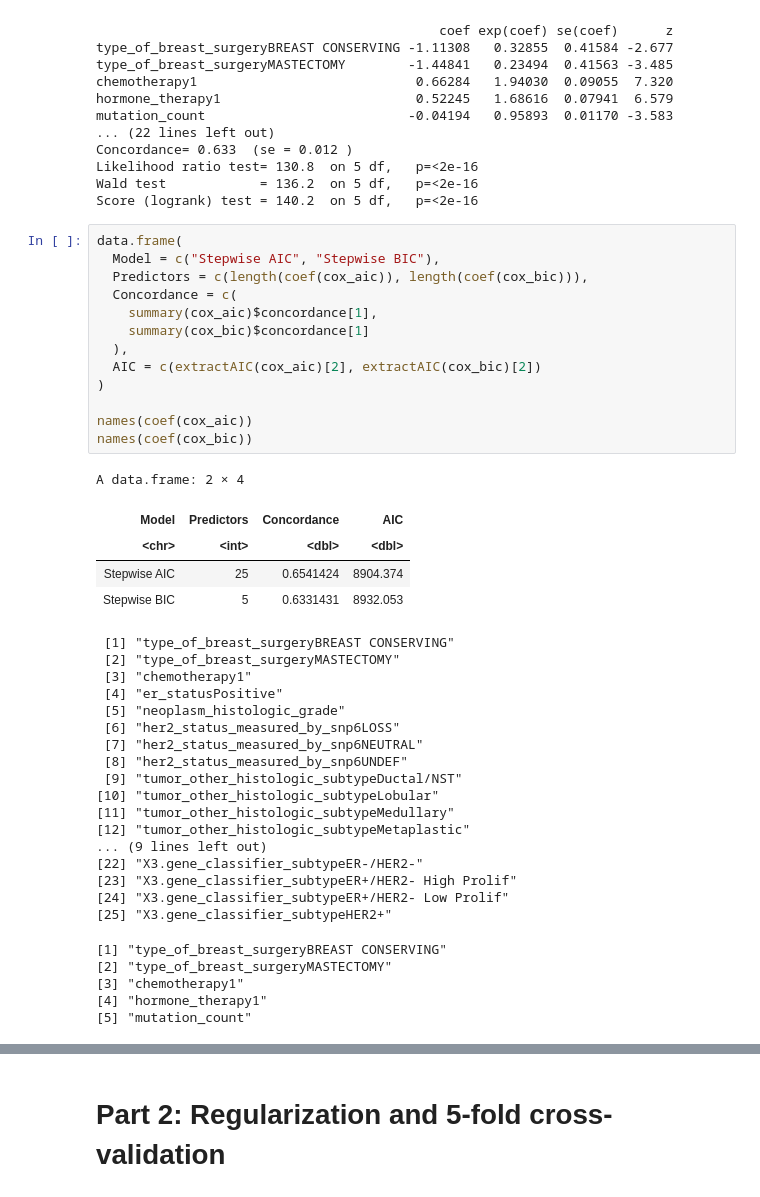
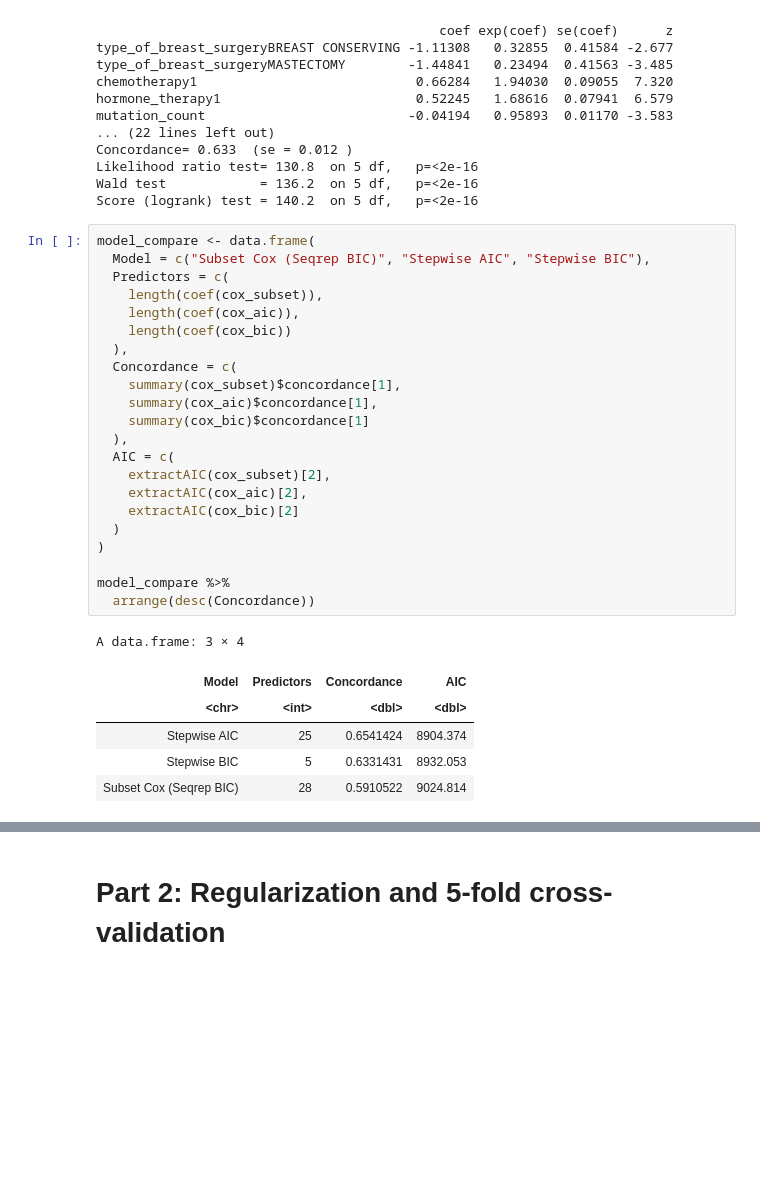
Before and after one commit to harrisdurrani/data_mining_project, a Jupyter notebook: Project (R code).ipynb, the cells around one changed output, grey strips where cells are left out. Drawn from its saved outputs; the diff is of its cells as text; blank space fills up the shorter version.

Commit message:
Initial step 1 interpretations of subset and stepwise results.

```diff
--- a/Project (R code).ipynb
+++ b/Project (R code).ipynb
@@ -895,44 +925,32 @@ Likelihood ratio test= 130.8  on 5 df,   p=<2e-16
 Wald test            = 136.2  on 5 df,   p=<2e-16
 Score (logrank) test = 140.2  on 5 df,   p=<2e-16
 # %%
-data.frame(
-  Model = c("Stepwise AIC", "Stepwise BIC"),
-  Predictors = c(length(coef(cox_aic)), length(coef(cox_bic))),
+model_compare <- data.frame(
+  Model = c("Subset Cox (Seqrep BIC)", "Stepwise AIC", "Stepwise BIC"),
+  Predictors = c(
+    length(coef(cox_subset)),
+    length(coef(cox_aic)),
+    length(coef(cox_bic))
+  ),
   Concordance = c(
+    summary(cox_subset)$concordance[1],
     summary(cox_aic)$concordance[1],
     summary(cox_bic)$concordance[1]
   ),
-  AIC = c(extractAIC(cox_aic)[2], extractAIC(cox_bic)[2])
+  AIC = c(
+    extractAIC(cox_subset)[2],
+    extractAIC(cox_aic)[2],
+    extractAIC(cox_bic)[2]
+  )
 )
 
-names(coef(cox_aic))
-names(coef(cox_bic))
+model_compare %>%
+  arrange(desc(Concordance))
 # %% [output]
-A data.frame: 2 × 4
+A data.frame: 3 × 4
 | Model | Predictors | Concordance | AIC |
 | <chr> | <int> | <dbl> | <dbl> |
 | Stepwise AIC | 25 | 0.6541424 | 8904.374 |
 | Stepwise BIC | 5 | 0.6331431 | 8932.053 |
+| Subset Cox (Seqrep BIC) | 28 | 0.5910522 | 9024.814 |
- [1] "type_of_breast_surgeryBREAST CONSERVING"
- [2] "type_of_breast_surgeryMASTECTOMY"
- [3] "chemotherapy1"
- [4] "er_statusPositive"
- [5] "neoplasm_histologic_grade"
- [6] "her2_status_measured_by_snp6LOSS"
- [7] "her2_status_measured_by_snp6NEUTRAL"
- [8] "her2_status_measured_by_snp6UNDEF"
- [9] "tumor_other_histologic_subtypeDuctal/NST"
-[10] "tumor_other_histologic_subtypeLobular"
-[11] "tumor_other_histologic_subtypeMedullary"
-[12] "tumor_other_histologic_subtypeMetaplastic"
-... (9 lines left out)
-[22] "X3.gene_classifier_subtypeER-/HER2-"
-[23] "X3.gene_classifier_subtypeER+/HER2- High Prolif"
-[24] "X3.gene_classifier_subtypeER+/HER2- Low Prolif"
-[25] "X3.gene_classifier_subtypeHER2+"
-[1] "type_of_breast_surgeryBREAST CONSERVING"
-[2] "type_of_breast_surgeryMASTECTOMY"
-[3] "chemotherapy1"
-[4] "hormone_therapy1"
-[5] "mutation_count"
 # %% [markdown]
```
Also changed, not shown: parts of 4 cells of this notebook.
